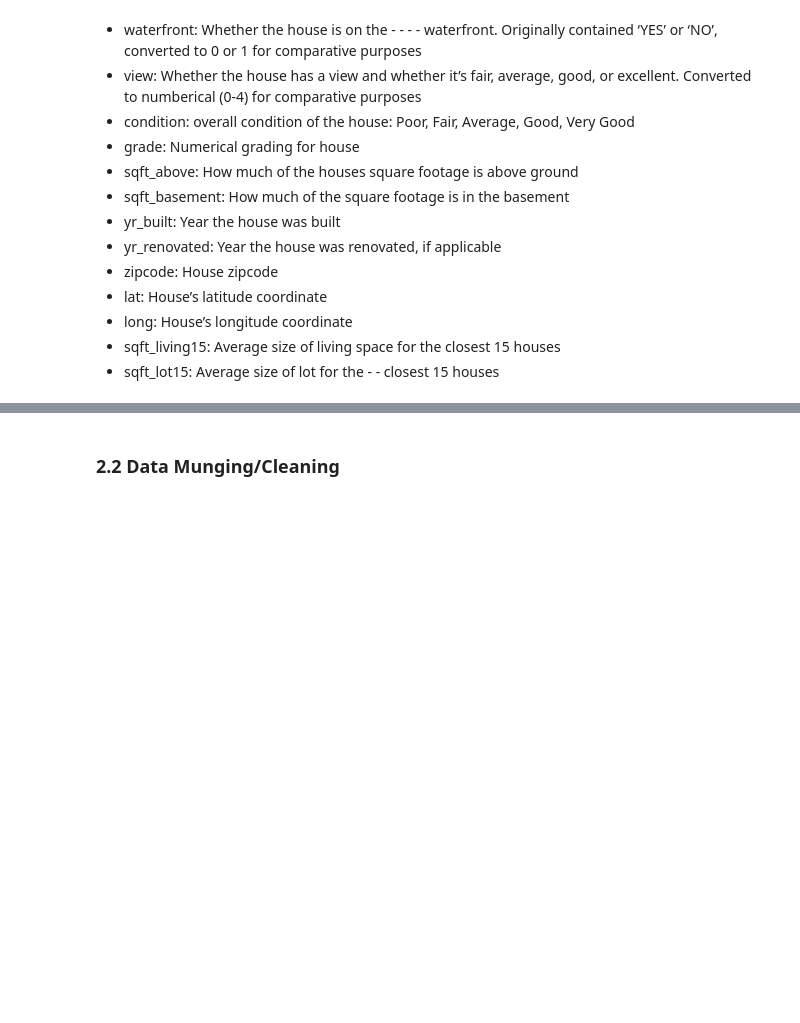
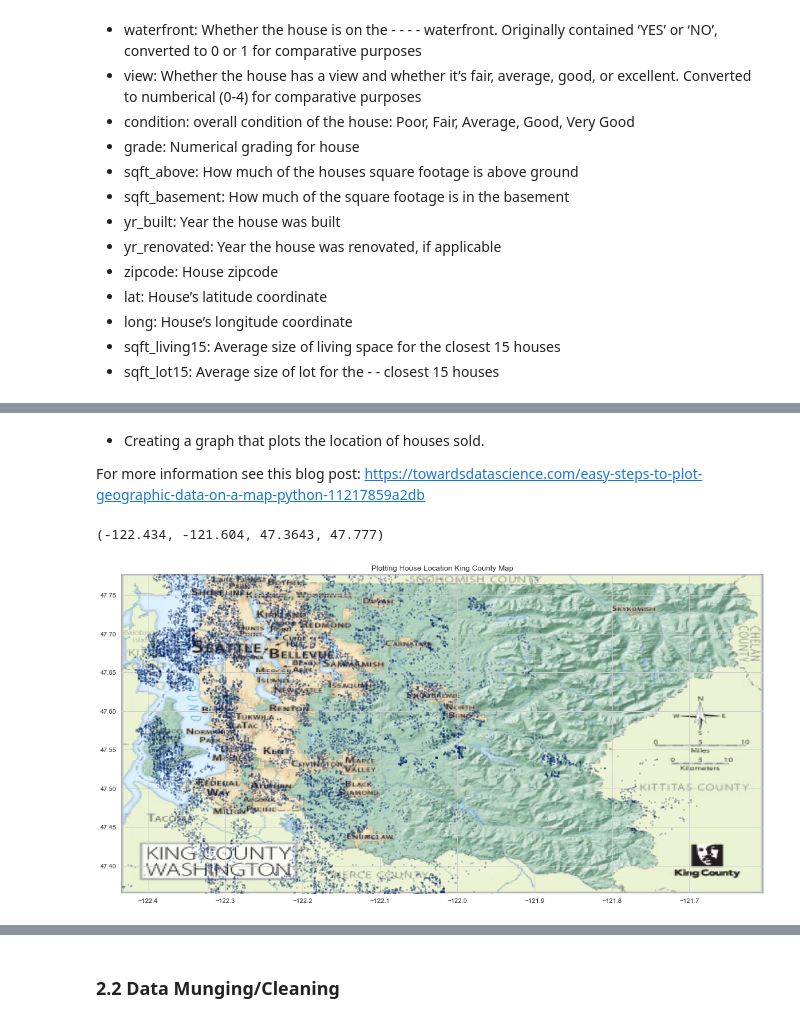
Before and after one commit to R3TR0Quan/KC_Realestate_Analysis_and_Modelling, a Jupyter notebook: notebook.ipynb, the cells around one changed output, grey strips where cells are left out. Cells and saved outputs as stored; diff of their text form; code cells hidden in the pictures; blank space fills up the shorter version.

```diff
--- a/notebook.ipynb
+++ b/notebook.ipynb
@@ -140,0 +135,25 @@ kc_hses.head()
+# %% [markdown]
+* Creating a graph that plots the location of houses sold.
+
+For more information see this blog post: https://towardsdatascience.com/easy-steps-to-plot-geographic-data-on-a-map-python-11217859a2db
+# %%
+# Using an online resource to create a map within specefic longitude and latitude coordinates
+BBox = (-122.434, -121.604,
+         47.3643, 47.777)
+BBox
+# %% [output]
+(-122.434, -121.604, 47.3643, 47.777)
+# %%
+# create a more interpretable variable for the map
+alpha_map = plt.imread(r'KC_simplemap_Oct2013.jpg')
+# %%
+fig, ax = plt.subplots(figsize=(18, 15))
+
+ax.scatter(raw_data.long, raw_data.lat, alpha= 0.3, c='#012169', s=5)
+ax.set_title('Plotting House Location King County Map')
+ax.set_xlim(BBox[0],BBox[1])
+ax.set_ylim(BBox[2],BBox[3])
+ax.imshow(alpha_map, zorder=0, extent = BBox, aspect= 'equal')
+plt.show()
+# %% [output]
+[figure, added]
```
Also changed, not shown: parts of 141 cells of this notebook, 1 other file.
